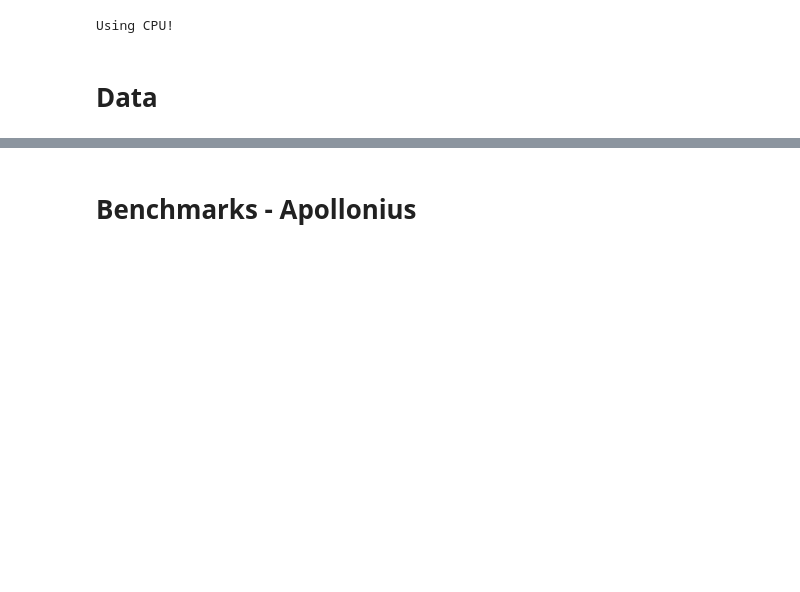
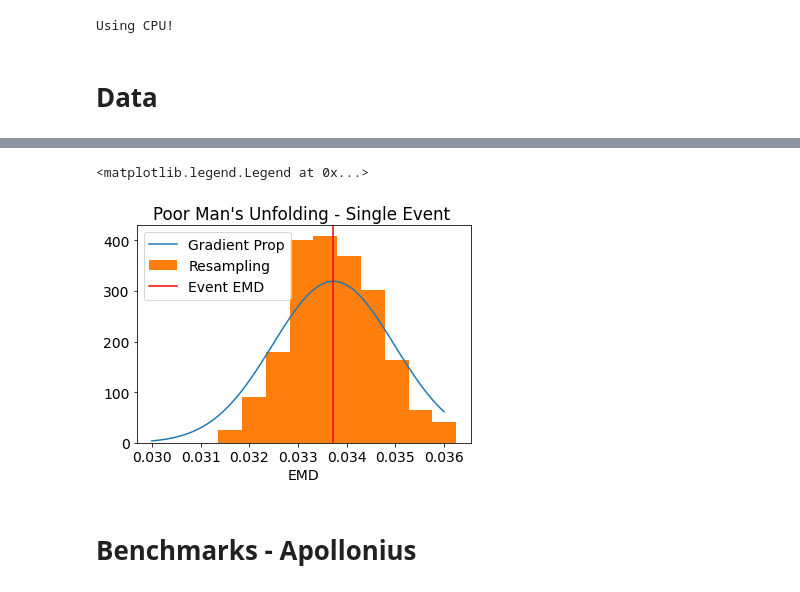
Before and after one commit to rikab/SHAPER, a Jupyter notebook: isotropy_test.ipynb, the cells around one changed output, grey strips where cells are left out. Cells and saved outputs as stored; diff of their text form; code cells hidden in the pictures; blank space fills up the shorter version.

```diff
--- a/isotropy_test.ipynb
+++ b/isotropy_test.ipynb
@@ -358,0 +433,27 @@ plt.show()
+# %%
+import scipy.stats as stats
+
+
+uncertainy = .15
+zis = np.random.normal(loc=1.0, scale= uncertainy, size=(250, event[1].shape[0]))
+
+
+uncertain_events = []
+for i in range(250):
+
+    e = (event[0], (zis[i] * event[1]) / np.sum(zis[i] * event[1]))
+    uncertain_events.append(e)
+
+uncertain_emds, uncertain_params = shaper.calculate(uncertain_events, epochs = 500, verbose=True, lr = 0.01, scaling = 0.9, epsilon = 0.001, early_stopping= 25, N = 500, return_grads=False)
+
+bins = 10
+lims = [0.030, 0.036]
+binwidth = (lims[1]-lims[0]) / bins
+x = np.linspace(lims[0], lims[1], 100)
+plt.plot(x, stats.norm.pdf(x, emd, np.sqrt(var2)) , label = "Gradient Prop")
+plt.hist(uncertain_emds["Isotropy_16"], bins = bins, label = "Resampling", density = True)
+plt.axvline(emd, color = "red", label = "Event EMD")
+plt.title("Poor Man's Unfolding - Single Event ")
+plt.xlabel("EMD")
+plt.legend()
+# %% [output]
@@ -359,3 +461,5 @@ plt.show()
+<matplotlib.legend.Legend at 0x...>
+[figure, added]
 # %% [markdown]
 # Benchmarks - Apollonius
 # %%
```
Also changed, not shown: parts of 10 cells of this notebook, 2 other files.
